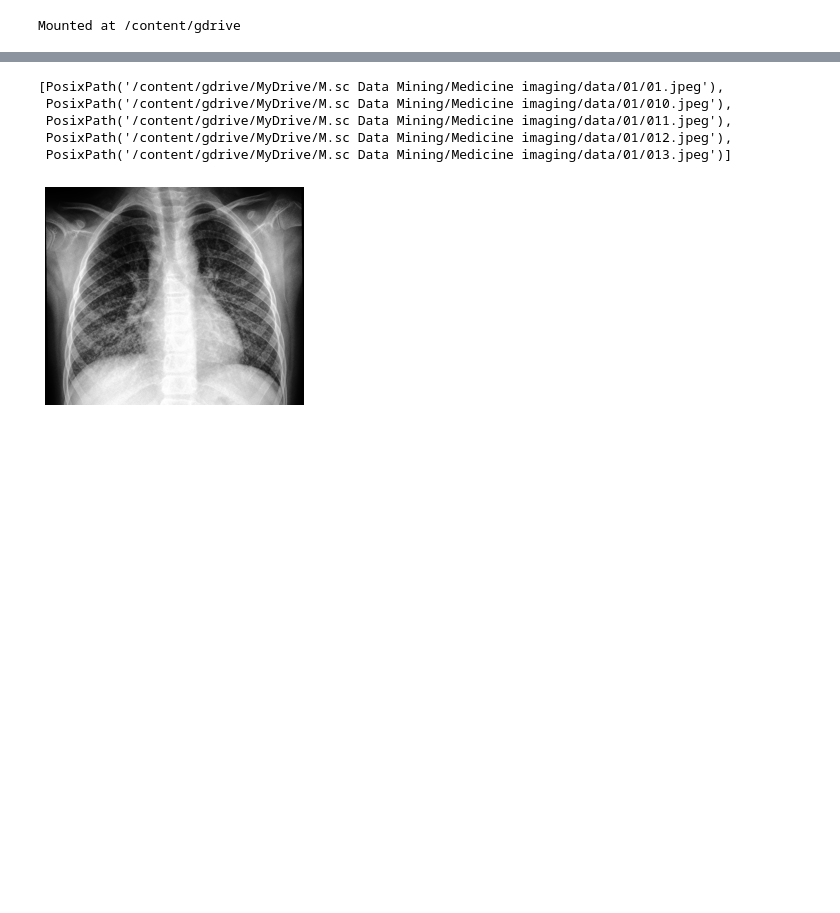
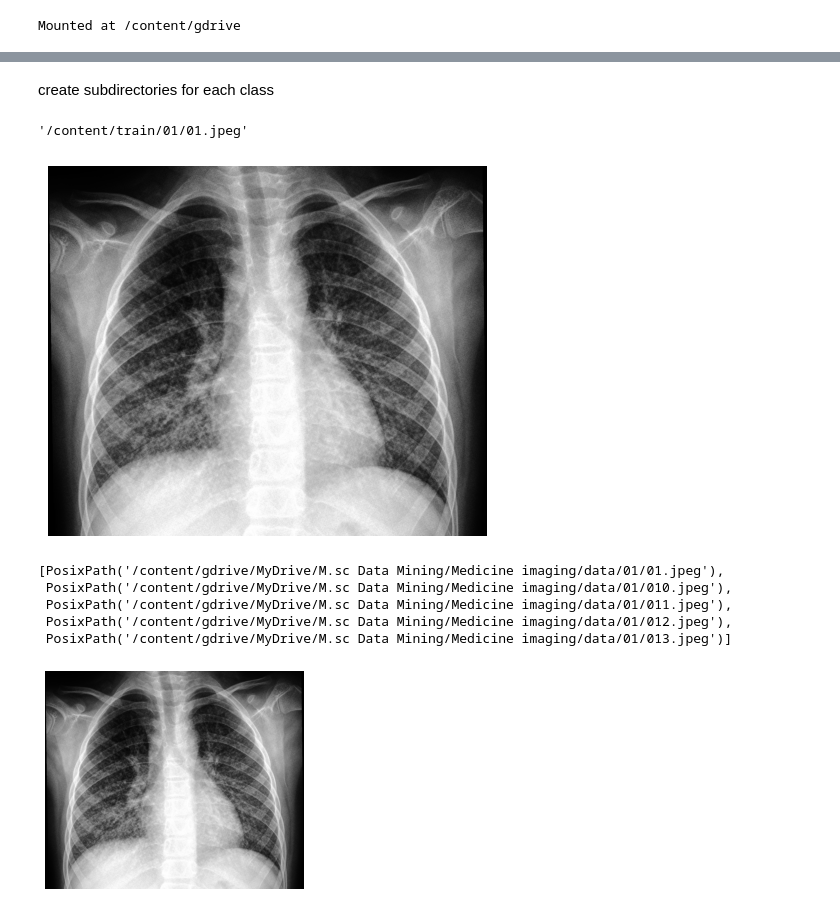
Before and after one commit to mannmoshe/deep-learning, a Jupyter notebook: medicine_imaging_project/medicine_imaging.ipynb, the cells around one changed output, grey strips where cells are left out. Cells and saved outputs as stored; diff of their text form; code cells hidden in the pictures; blank space fills up the shorter version.

```diff
--- a/medicine_imaging_project/medicine_imaging.ipynb
+++ b/medicine_imaging_project/medicine_imaging.ipynb
@@ -18,0 +26,2 @@ tf.__version__
+# %% [markdown]
+create subdirectories for each class
@@ -19,3 +40,15 @@ tf.__version__
+# %%
+shutil.copyfile('/content/gdrive/MyDrive/M.sc Data Mining/Medicine imaging/data/01/01.jpeg', '/content/train/01/01.jpeg')
+# %% [output]
+'/content/train/01/01.jpeg'
+# %%
+im3 = imageio.imread('/content/train/01/01.jpeg')
+# %%
+plt.imshow(im3)
+plt.axis("off")
+plt.show()
+# %% [output]
+[figure, added]
 # %%
 # Glob the training data and load a single image path
 training_paths = pathlib.Path('/content/gdrive/MyDrive/M.sc Data Mining/Medicine imaging/data').glob('01/*.jpeg')
```
Also changed, not shown: parts of 5 cells of this notebook.
